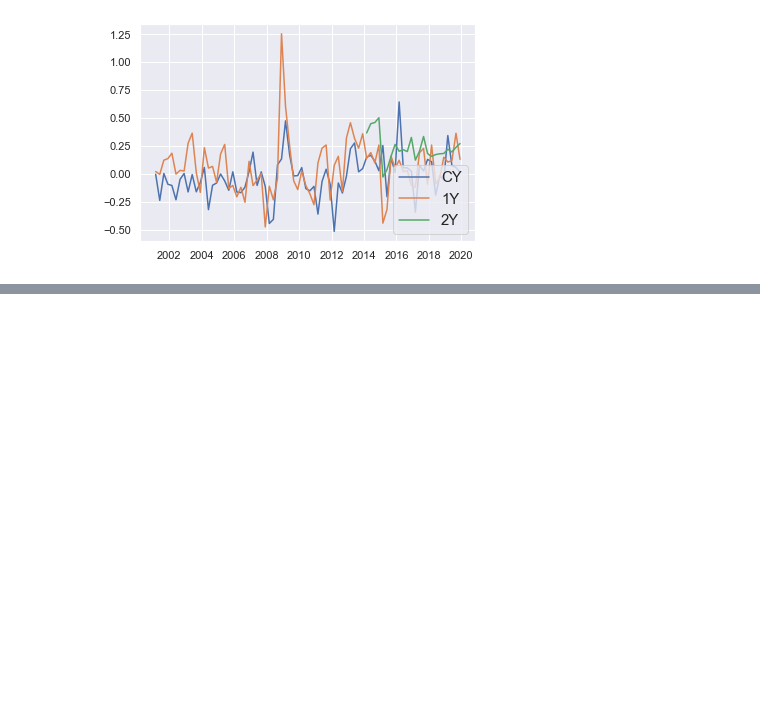
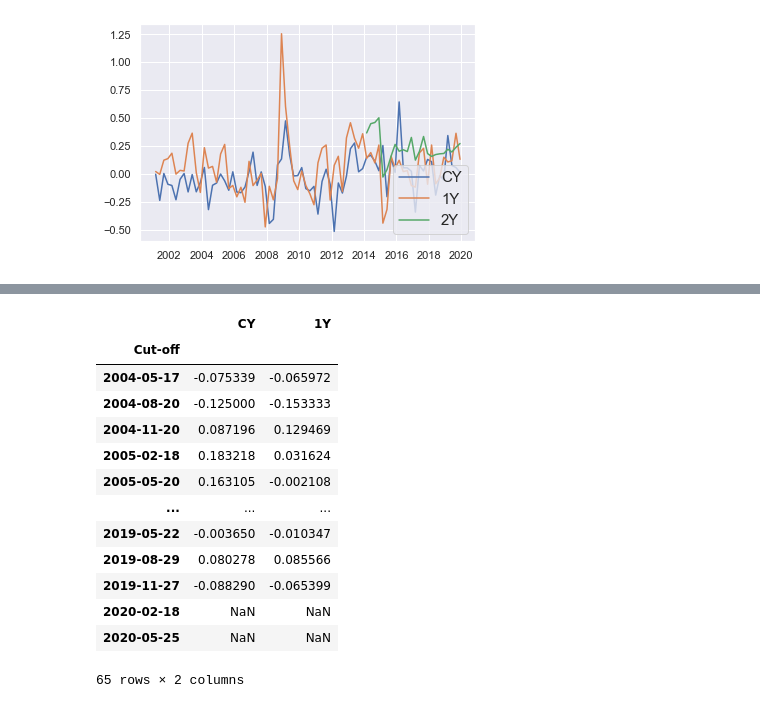
Before and after one commit to geri310/ECB_FG_GMM_approach_MSc_Thesis, a Jupyter notebook: ecb_proj.ipynb, the cells around one changed output, grey strips where cells are left out. Cells and saved outputs as stored; diff of their text form; code cells hidden in the pictures; blank space fills up the shorter version.

```diff
--- a/ecb_proj.ipynb
+++ b/ecb_proj.ipynb
@@ -177,0 +204,26 @@ proj_diff.to_pickle('ecbdiffhicp.pkl')
+# %%
+datesecb = pd.read_excel('ecb_dates.xlsx')
+datesecb.index = datesecb['ECB forecast']
+ecbgdp = pd.read_pickle('ecbdiffgdp.pkl')
+ecbgdp = pd.concat([ecbgdp, datesecb], axis = 1)
+ecbgdp = ecbgdp.dropna(subset=['Cut-off'])
+ecbgdp.index = ecbgdp['Cut-off']
+ecbgdp = ecbgdp.drop(['2Y','ECB forecast', 'Cut-off'], axis = 1)
+ecbgdp.to_pickle('ecbnew_gdp.pkl')
+# %%
+ecbgdp
+# %% [output]
+|  | CY | 1Y |
+| Cut-off |  |  |
+| 2004-05-17 | -0.075339 | -0.065972 |
+| 2004-08-20 | -0.125000 | -0.153333 |
+| 2004-11-20 | 0.087196 | 0.129469 |
+| 2005-02-18 | 0.183218 | 0.031624 |
+| 2005-05-20 | 0.163105 | -0.002108 |
+| ... | ... | ... |
+| 2019-05-22 | -0.003650 | -0.010347 |
+| 2019-08-29 | 0.080278 | 0.085566 |
+| 2019-11-27 | -0.088290 | -0.065399 |
+| 2020-02-18 | NaN | NaN |
+| 2020-05-25 | NaN | NaN |
+65 rows × 2 columns
```
Also changed, not shown: parts of 2 cells of this notebook, 4 other files.
